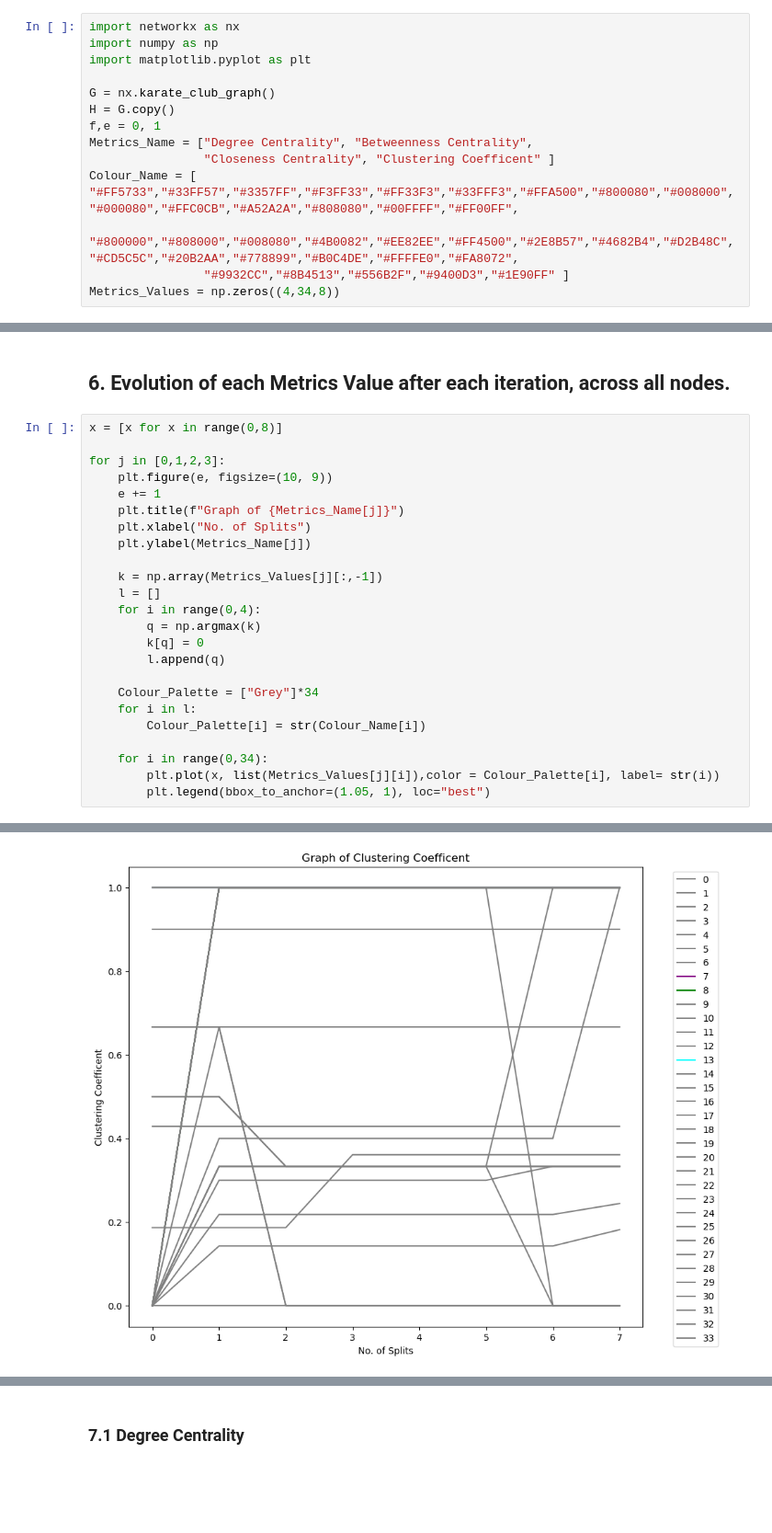
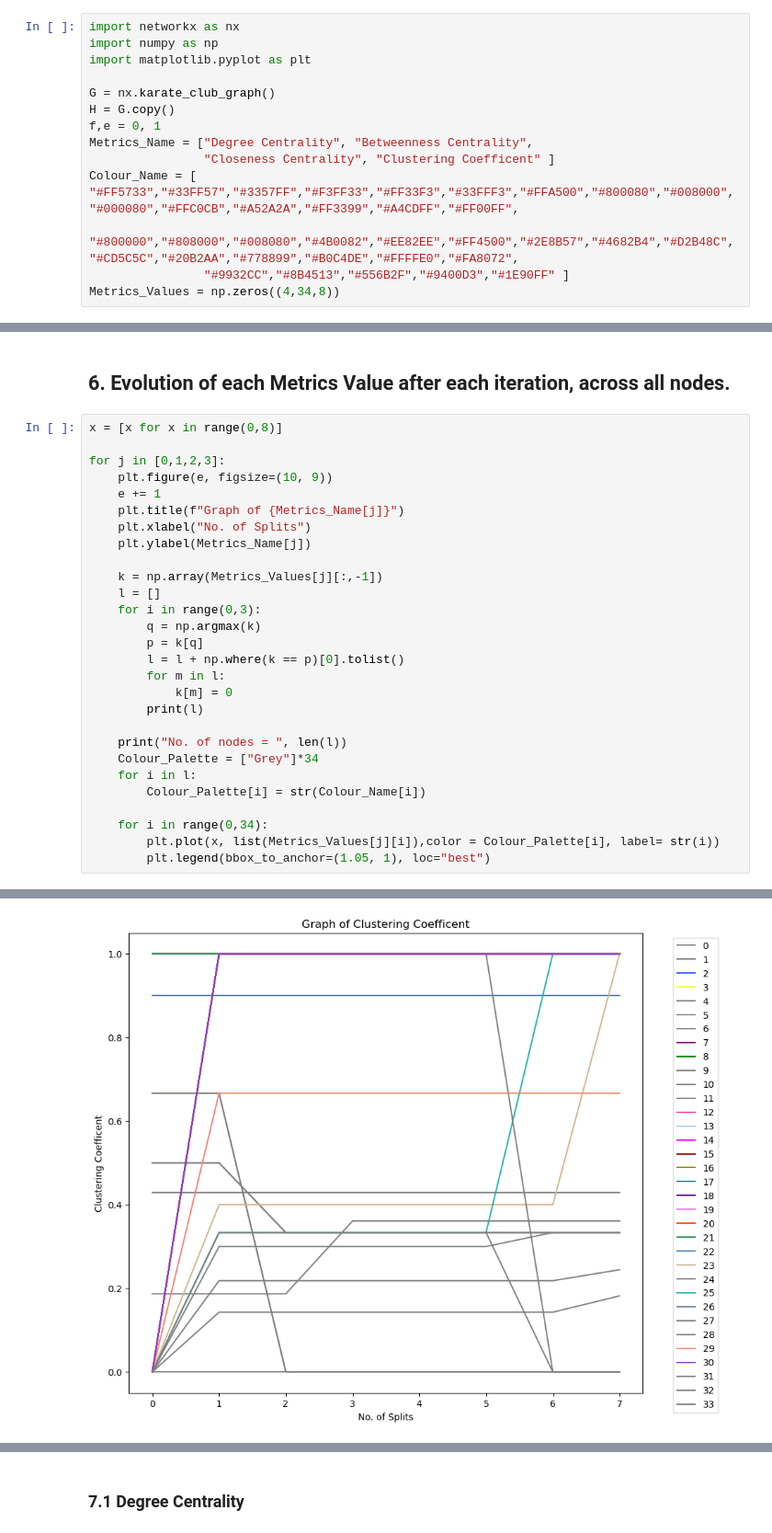
Before and after one commit to SenSei-177/Karate-Club-Graph, a Jupyter notebook: Karate Club Graph.ipynb, the cells around one changed output, grey strips where cells are left out. Shown at 92% size. Saved outputs shown, nothing was run; the diff lists cells and outputs as text; blank space fills up the shorter version.

```diff
--- a/Karate Club Graph.ipynb
+++ b/Karate Club Graph.ipynb
@@ -12,7 +12,7 @@ H = G.copy()
 f,e = 0, 1
 Metrics_Name = ["Degree Centrality", "Betweenness Centrality",
                 "Closeness Centrality", "Clustering Coefficent" ]
-Colour_Name = [ "#FF5733","#33FF57","#3357FF","#F3FF33","#FF33F3","#33FFF3","#FFA500","#800080","#008000","#000080","#FFC0CB","#A52A2A","#808080","#00FFFF","#FF00FF",
+Colour_Name = [ "#FF5733","#33FF57","#3357FF","#F3FF33","#FF33F3","#33FFF3","#FFA500","#800080","#008000","#000080","#FFC0CB","#A52A2A","#FF3399","#A4CDFF","#FF00FF",
                 "#800000","#808000","#008080","#4B0082","#EE82EE","#FF4500","#2E8B57","#4682B4","#D2B48C","#CD5C5C","#20B2AA","#778899","#B0C4DE","#FFFFE0","#FA8072",
                 "#9932CC","#8B4513","#556B2F","#9400D3","#1E90FF" ]
 Metrics_Values = np.zeros((4,34,8))
@@ -248,11 +248,15 @@ for j in [0,1,2,3]:
 
     k = np.array(Metrics_Values[j][:,-1])
     l = []
-    for i in range(0,4):
+    for i in range(0,3):
         q = np.argmax(k)
-        k[q] = 0
-        l.append(q)
+        p = k[q]
+        l = l + np.where(k == p)[0].tolist()
+        for m in l:
+            k[m] = 0
+        print(l)
 
+    print("No. of nodes = ", len(l))
     Colour_Palette = ["Grey"]*34
     for i in l:
         Colour_Palette[i] = str(Colour_Name[i])
@@ -265,4 +285,4 @@ for j in [0,1,2,3]:
 [figure]
 [figure]
-[figure, old version]
+[figure, new version]
 # %% [markdown]
```
Also changed, not shown: parts of 12 cells of this notebook.
